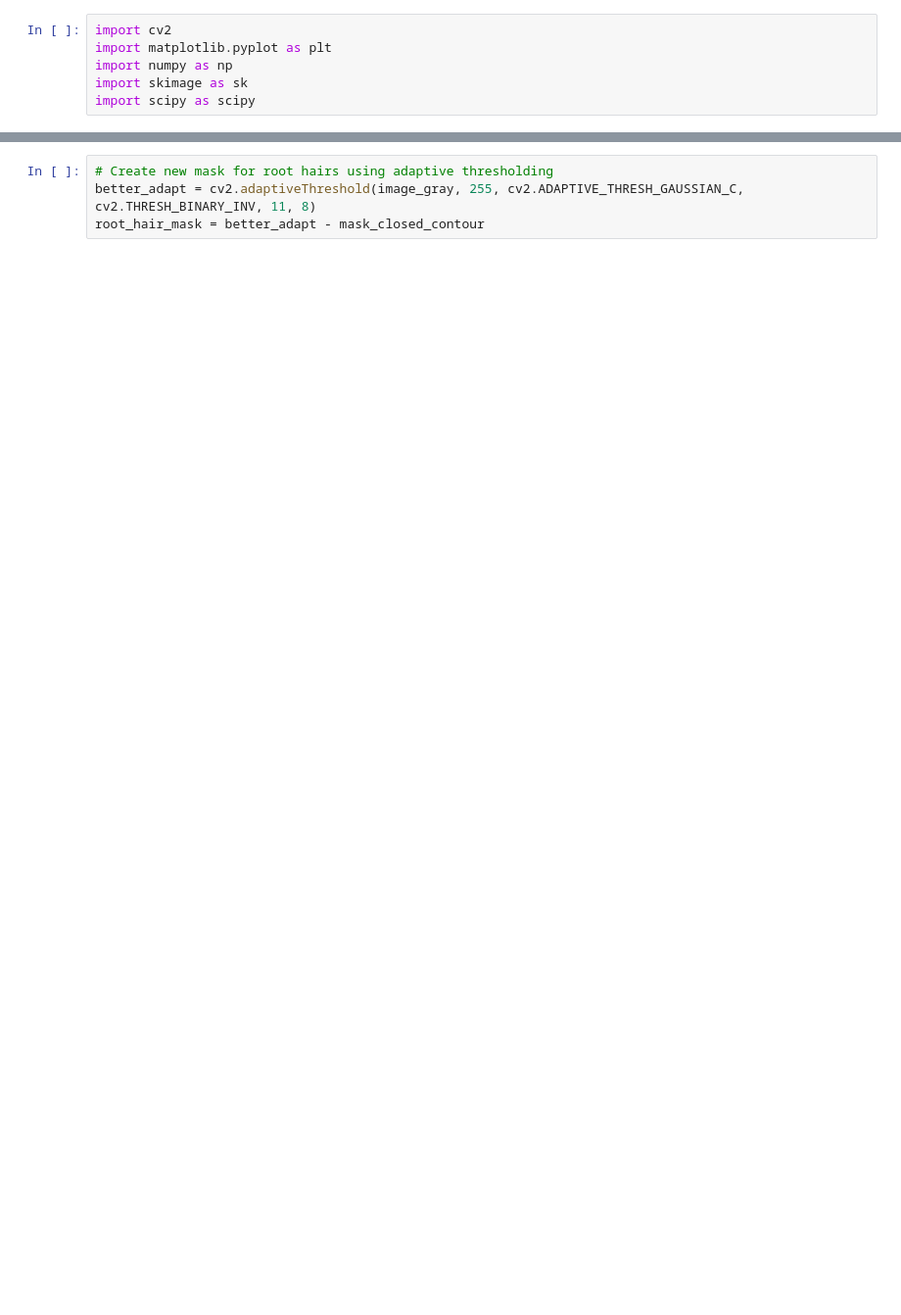
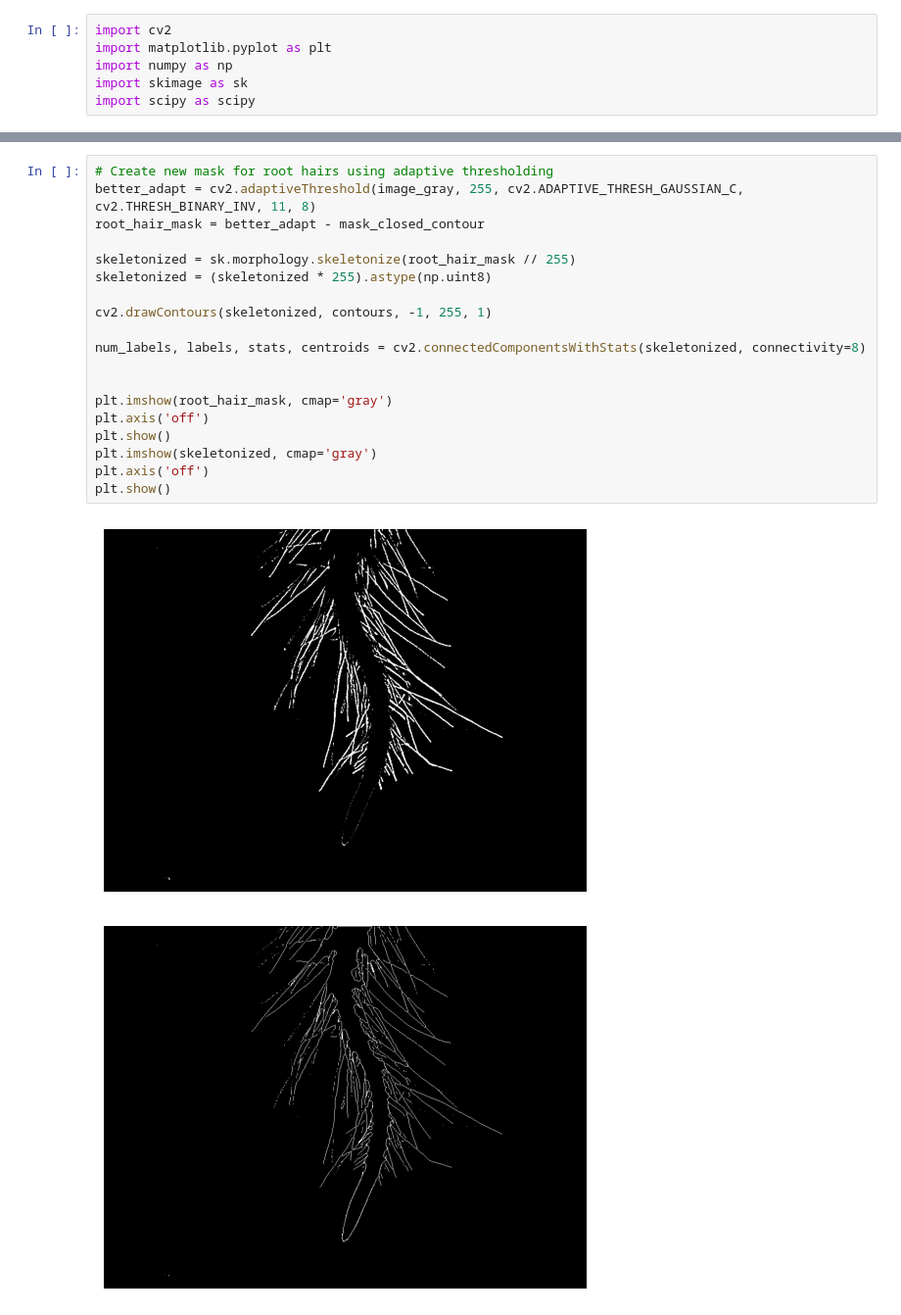
Before and after one commit to AntoAAAAAAAA/Root_Hair_Project, a Jupyter notebook: Root_mask_testing.ipynb, the cells around one changed output, grey strips where cells are left out. Shown at 98% size. Saved outputs shown, nothing was run; the diff lists cells and outputs as text; blank space fills up the shorter version.

```diff
--- a/Root_mask_testing.ipynb
+++ b/Root_mask_testing.ipynb
@@ -57,5 +57,23 @@ plt.show()
 # %%
 # Create new mask for root hairs using adaptive thresholding
 better_adapt = cv2.adaptiveThreshold(image_gray, 255, cv2.ADAPTIVE_THRESH_GAUSSIAN_C, cv2.THRESH_BINARY_INV, 11, 8)
 root_hair_mask = better_adapt - mask_closed_contour
+
+skeletonized = sk.morphology.skeletonize(root_hair_mask // 255)
+skeletonized = (skeletonized * 255).astype(np.uint8)
+
+cv2.drawContours(skeletonized, contours, -1, 255, 1)
+
+num_labels, labels, stats, centroids = cv2.connectedComponentsWithStats(skeletonized, connectivity=8)
+
+
+plt.imshow(root_hair_mask, cmap='gray')
+plt.axis('off')
+plt.show()
+plt.imshow(skeletonized, cmap='gray')
+plt.axis('off')
+plt.show()
+# %% [output]
+[figure, added]
+[figure, added]
 # %%
```
Also changed, not shown: parts of 3 cells of this notebook.
